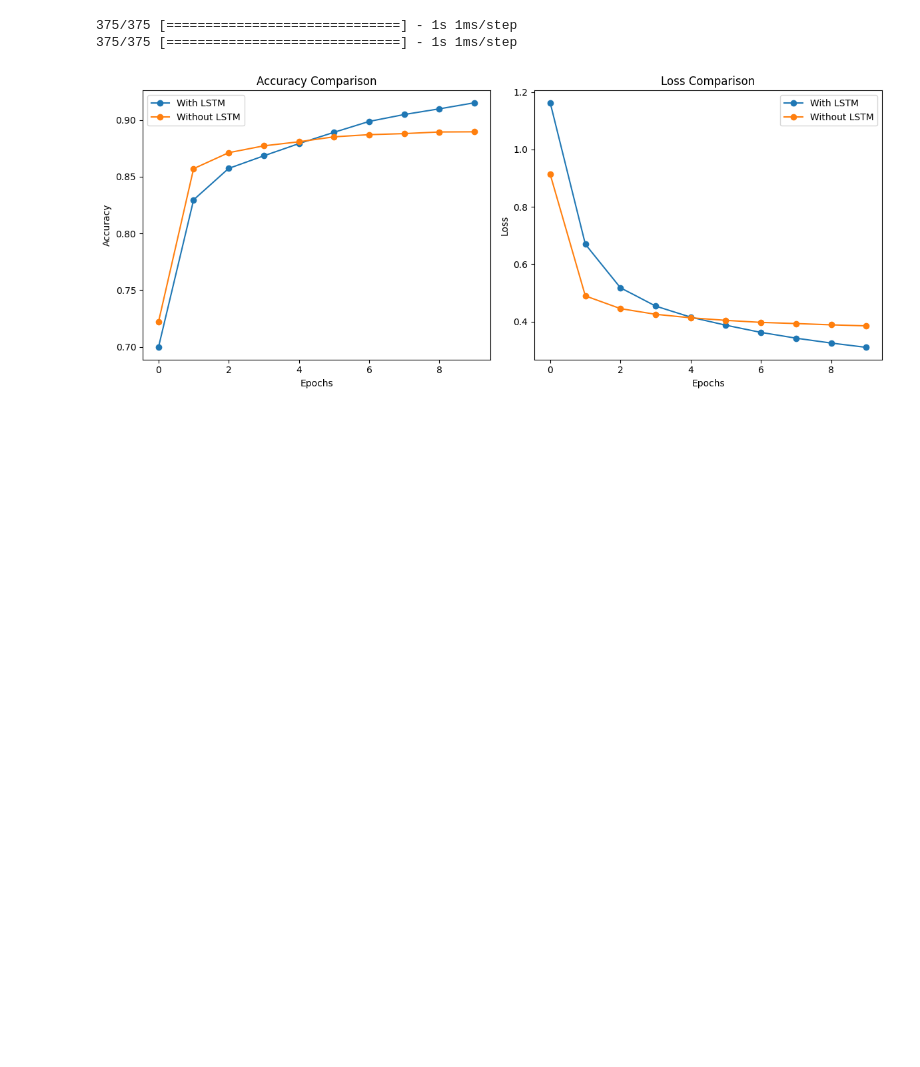
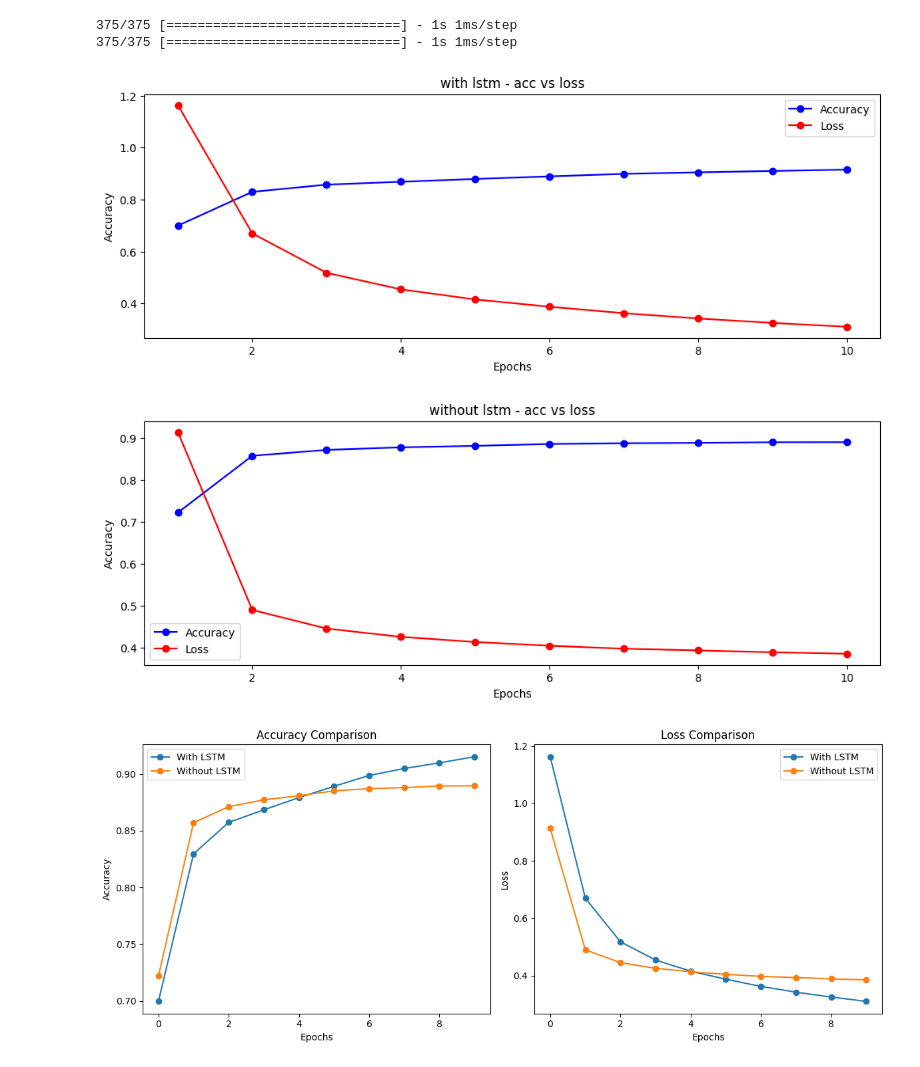
Before and after one commit to Da4kek/NeuroFlex, a Jupyter notebook: main.ipynb, the cells around one changed output. Drawn from its saved outputs; the diff is of its cells as text; code cells hidden in the pictures; blank space fills up the shorter version.

Commit message:
comparison-plots

```diff
--- a/main.ipynb
+++ b/main.ipynb
@@ -12,9 +12,12 @@ arc_without_l, acc_without_lstm, time_without_lstm, history_without_lstm = witho
 # %%
 history_with_lstm_dict = convert_history_to_dict(history_with_lstm)
 history_without_lstm_dict = convert_history_to_dict(history_without_lstm)
 
-# plot_metrics(history_with_lstm_dict, "with lstm")
-# plot_metrics(history_without_lstm_dict, "without lstm")
+plot_metrics(history_with_lstm_dict, "with lstm")
+plot_metrics(history_without_lstm_dict, "without lstm")
+# %% [output]
+[figure, added]
+[figure, added]
 # %%
 plt.figure(figsize=(12, 5))
 
```
Also changed, not shown: parts of 1 cell of this notebook.
